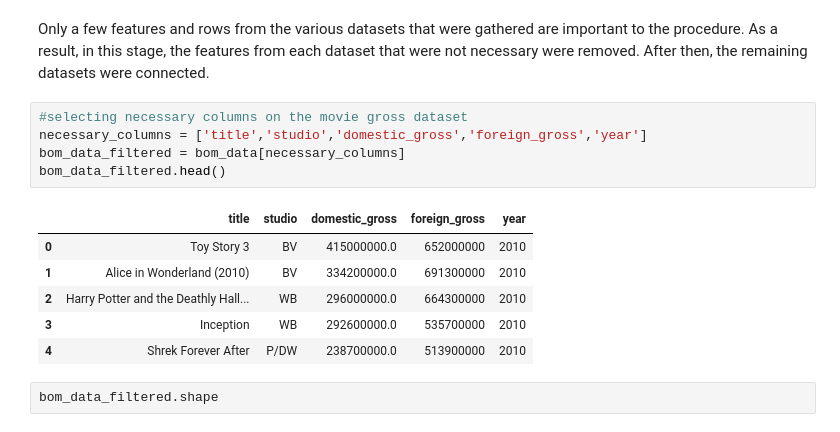
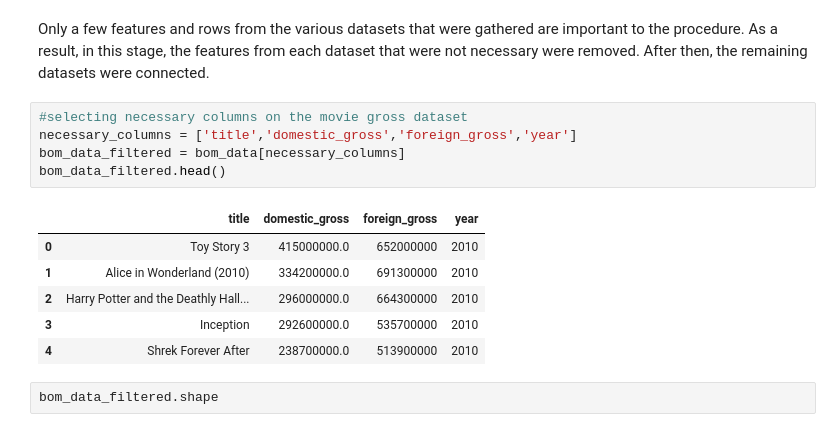
Before and after one commit to Mak-annie/Microsoft-Analysis, a Jupyter notebook: INDEX.ipynb, the cells around one changed output. Saved outputs shown, nothing was run; the diff lists cells and outputs as text.

```diff
--- a/INDEX.ipynb
+++ b/INDEX.ipynb
@@ -84,16 +213,16 @@ ratings_data.head()
 Only a few features and rows from the various datasets that were gathered are important to the procedure. As a result, in this stage, the features from each dataset that were not necessary were removed. After then, the remaining datasets were connected.
 # %%
 #selecting necessary columns on the movie gross dataset
-necessary_columns = ['title','studio','domestic_gross','foreign_gross','year']
+necessary_columns = ['title','domestic_gross','foreign_gross','year']
 bom_data_filtered = bom_data[necessary_columns]
 bom_data_filtered.head()
 # %% [output]
-|  | title | studio | domestic_gross | foreign_gross | year |
-| 0 | Toy Story 3 | BV | 415000000.0 | 652000000 | 2010 |
-| 1 | Alice in Wonderland (2010) | BV | 334200000.0 | 691300000 | 2010 |
-| 2 | Harry Potter and the Deathly Hall... | WB | 296000000.0 | 664300000 | 2010 |
-| 3 | Inception | WB | 292600000.0 | 535700000 | 2010 |
-| 4 | Shrek Forever After | P/DW | 238700000.0 | 513900000 | 2010 |
+|  | title | domestic_gross | foreign_gross | year |
+| 0 | Toy Story 3 | 415000000.0 | 652000000 | 2010 |
+| 1 | Alice in Wonderland (2010) | 334200000.0 | 691300000 | 2010 |
+| 2 | Harry Potter and the Deathly Hall... | 296000000.0 | 664300000 | 2010 |
+| 3 | Inception | 292600000.0 | 535700000 | 2010 |
+| 4 | Shrek Forever After | 238700000.0 | 513900000 | 2010 |
 # %%
 bom_data_filtered.shape
 # %% [output]
```
Also changed, not shown: parts of 21 cells of this notebook.
